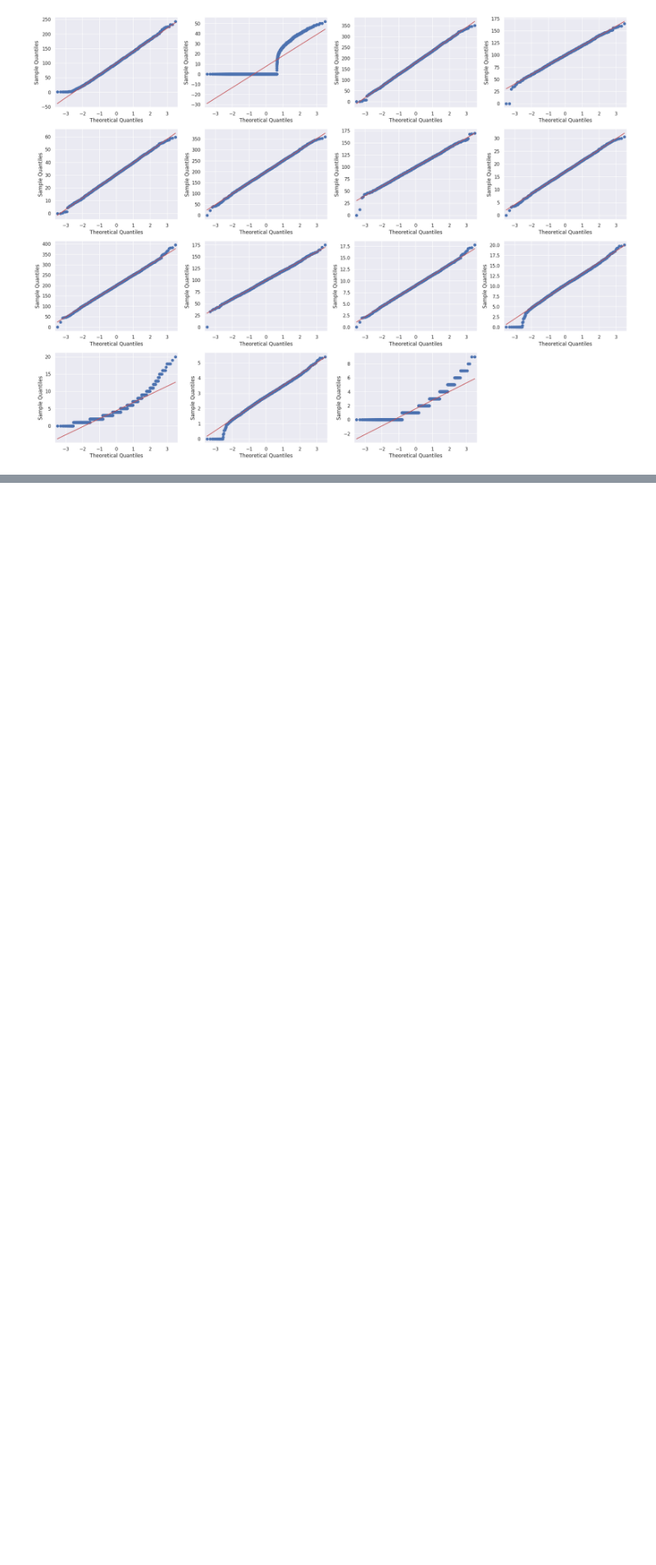
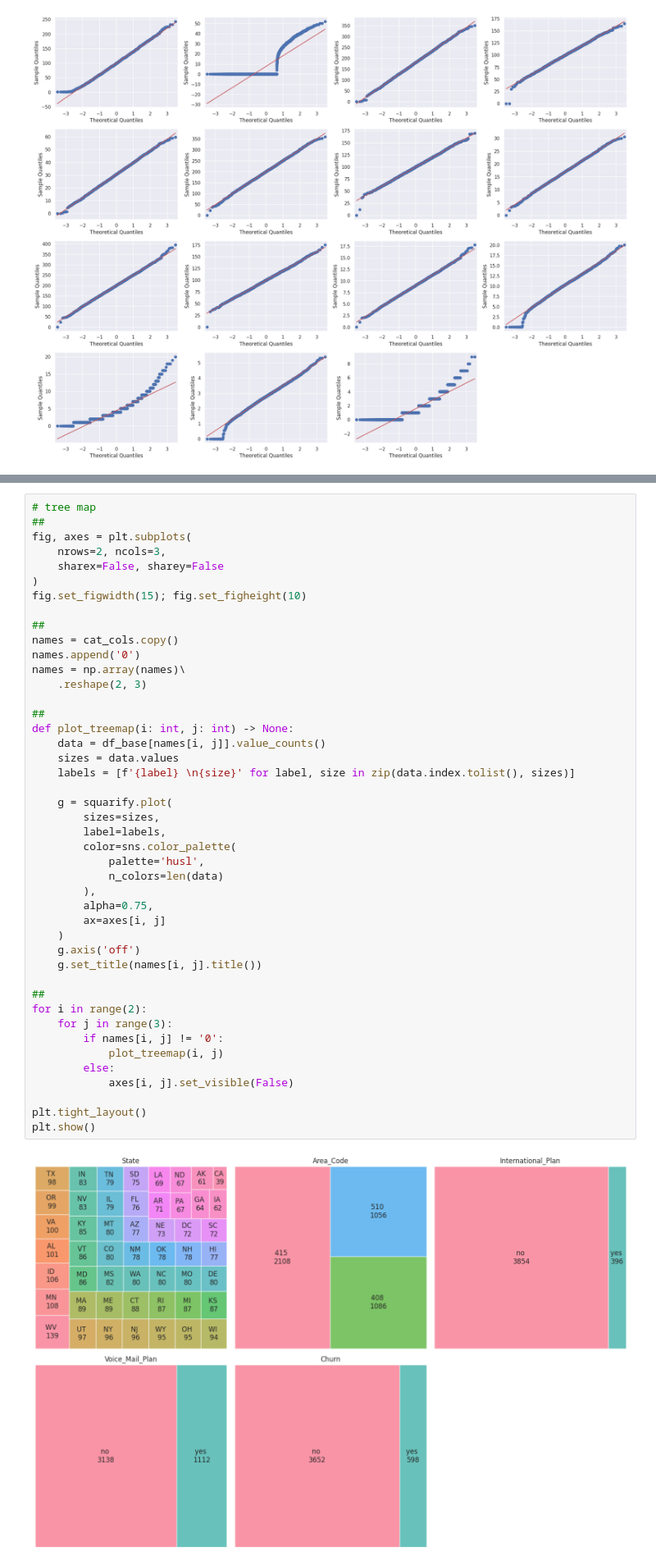
Before and after one commit to hyugai/MLOps_Marketing_CustomerChurn_2020KaggleCompetition, a Jupyter notebook: notebooks/descriptive/descriptive.ipynb, the cells around one changed output, grey strips where cells are left out. Shown at 82% size. Cells and saved outputs as stored; diff of their text form; blank space fills up the shorter version.

```diff
--- a/notebooks/descriptive/descriptive.ipynb
+++ b/notebooks/descriptive/descriptive.ipynb
@@ -130,0 +142,46 @@ plt.show()
+# %%
+# tree map
+##
+fig, axes = plt.subplots(
+    nrows=2, ncols=3,
+    sharex=False, sharey=False
+)
+fig.set_figwidth(15); fig.set_figheight(10)
+
+##
+names = cat_cols.copy()
+names.append('0')
+names = np.array(names)\
+    .reshape(2, 3)
+
+##
+def plot_treemap(i: int, j: int) -> None:
+    data = df_base[names[i, j]].value_counts()
+    sizes = data.values
+    labels = [f'{label} \n{size}' for label, size in zip(data.index.tolist(), sizes)]
+
+    g = squarify.plot(
+        sizes=sizes,
+        label=labels,
+        color=sns.color_palette(
+            palette='husl',
+            n_colors=len(data)
+        ),
+        alpha=0.75,
+        ax=axes[i, j]
+    )
+    g.axis('off')
+    g.set_title(names[i, j].title())
+
+##
+for i in range(2):
+    for j in range(3):
+        if names[i, j] != '0':
+            plot_treemap(i, j)
+        else:
+            axes[i, j].set_visible(False)
+
+plt.tight_layout()
+plt.show()
+# %% [output]
+[figure, added]
```
Also changed, not shown: parts of 2 cells of this notebook, 1 other file.
